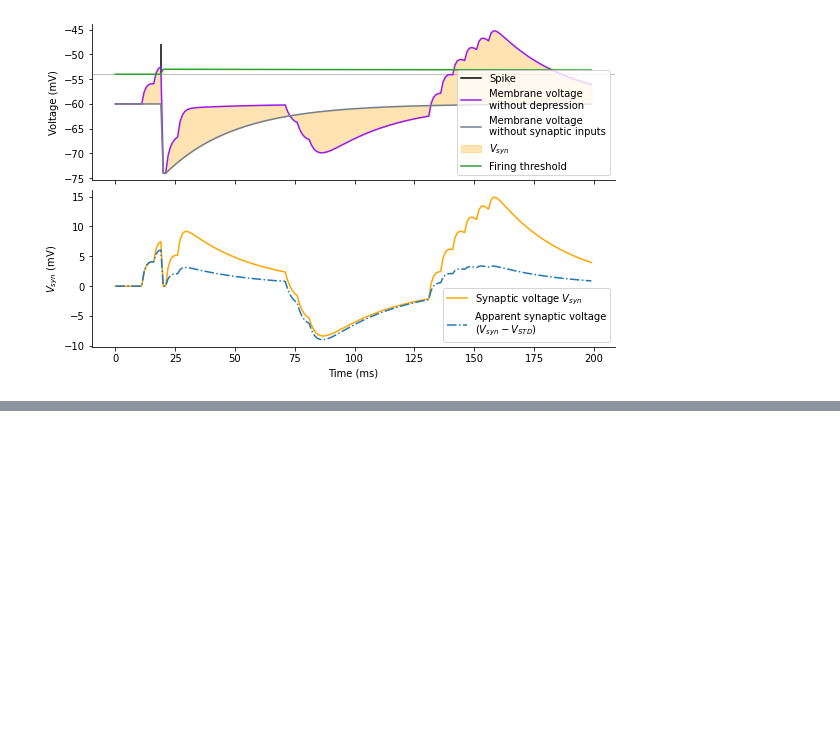
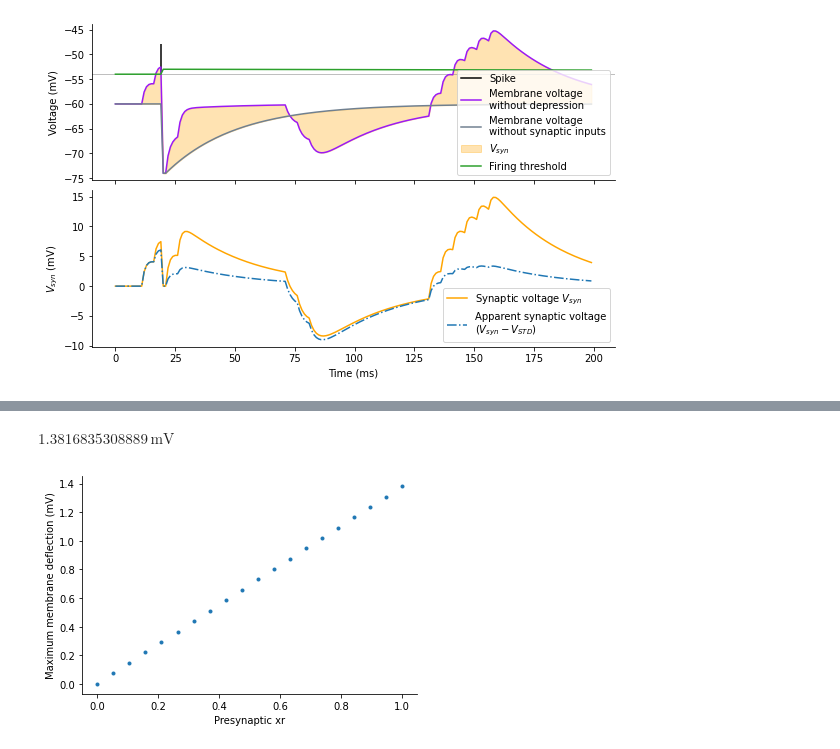
Before and after one commit to kernfel/plasticity-synergy-deviance-detection-history, a Jupyter notebook: Fig1c-3a-explaining-voltage-space.ipynb, the cells around one changed output, grey strips where cells are left out. Drawn from its saved outputs; the diff is of its cells as text; code cells hidden in the pictures; blank space fills up the shorter version.

```diff
--- a/Fig1c-3a-explaining-voltage-space.ipynb
+++ b/Fig1c-3a-explaining-voltage-space.ipynb
@@ -447,0 +484,9 @@ sns.despine()
+# %%
+plt.plot(xinit, (statemon.v.max(1) - statemon.v[:, 0])/mV, '.')
+plt.xlabel('Presynaptic xr')
+plt.ylabel('Maximum membrane deflection (mV)')
+sns.despine()
+statemon.v[-1].max() - statemon.v[-1,0]
+# %% [output]
+$1.3816835308889\,\mathrm{m}\mathrm{V}$
+[figure, added]
```
Also changed, not shown: parts of 6 cells of this notebook.
